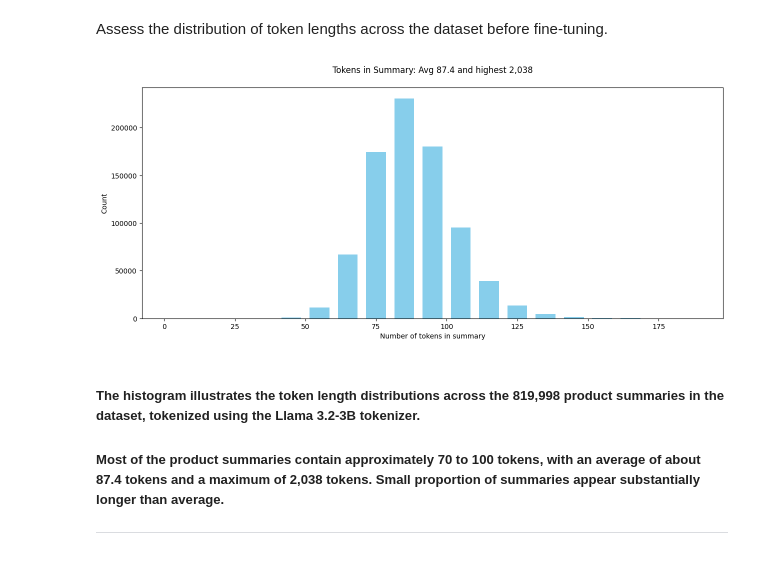
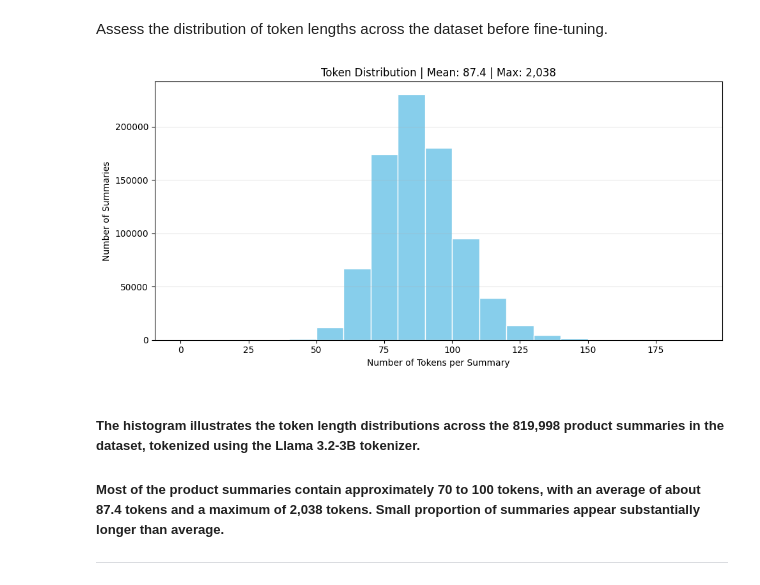
Before and after one commit to Don4141/ProductPriceAI, a Jupyter notebook: Training_OpenSource_Model.ipynb, the cells around one changed output. Saved outputs shown, nothing was run; the diff lists cells and outputs as text; code cells hidden in the pictures.

```diff
--- a/Training_OpenSource_Model.ipynb
+++ b/Training_OpenSource_Model.ipynb
@@ -257,22 +251,21 @@ Assess the distribution of token lengths across the dataset before fine-tuning.
 # %%
 #Calculate token statistics
 mean_tokens = np.mean(token_counts)
 max_tokens = np.max(token_counts)
-p99_tokens = np.percentile(token_counts, 99)
 
 #Plot the distribution of token lengths
-plt.figure(figsize=(12, 5))
-plt.hist(token_counts, bins=50, range=(0, p99_tokens),
+plt.figure(figsize=(10, 5))
+plt.hist(token_counts, bins=range(0, 200, 10),
          color="skyblue", edgecolor="white")
 
 plt.title(f"Token Distribution | Mean: {mean_tokens:,.1f} | Max: {max_tokens:,}")
 plt.xlabel("Number of Tokens per Summary")
 plt.ylabel("Number of Summaries")
 plt.grid(axis="y", alpha=0.3)
 plt.tight_layout()
 plt.show()
 # %% [output]
-[figure, old version]
+[figure, new version]
 # %% [markdown]
 ##### The histogram illustrates the token length distributions across the 819,998 product summaries in the dataset, tokenized using the Llama 3.2-3B tokenizer.
 
```
Also changed, not shown: parts of 9 cells of this notebook.
